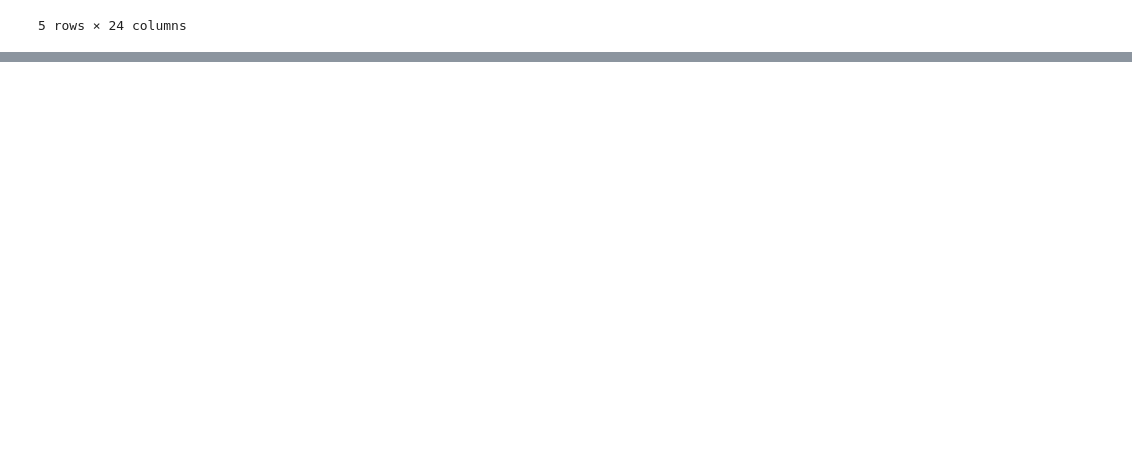
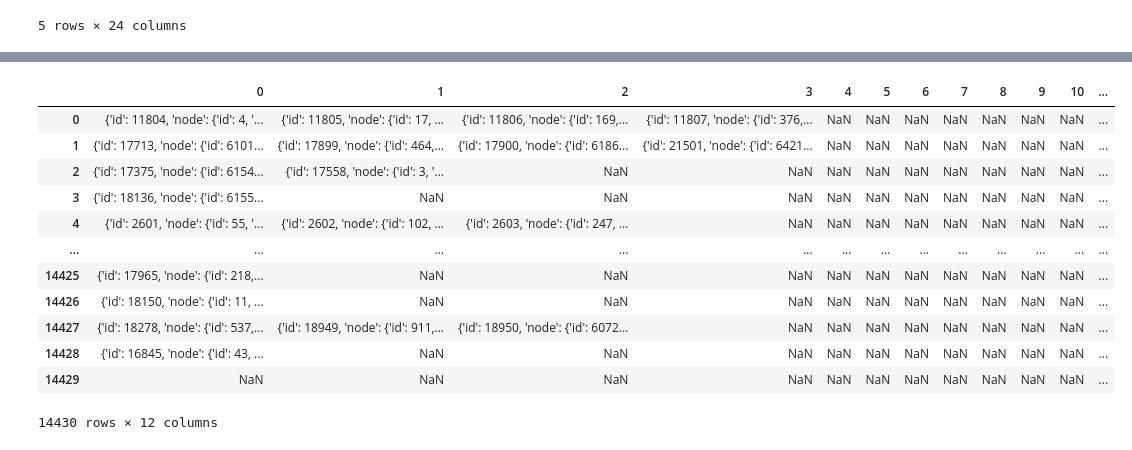
Before and after one commit to sn-ekstrand/content-based-anime-recommender, a Jupyter notebook: data_cleaning.ipynb, the cells around one changed output, grey strips where cells are left out. Saved outputs shown, nothing was run; the diff lists cells and outputs as text; code cells hidden in the pictures; blank space fills up the shorter version.

Commit message:
split up data into multiple dataframes based on category of content

```diff
--- a/data_cleaning.ipynb
+++ b/data_cleaning.ipynb
@@ -158,0 +182,3 @@ media_df.head()
+# %%
+studios_df = pd.DataFrame(media_df['studios'])
+studios_df.head()
@@ -158,0 +192,3 @@ media_df.head()
+# %%
+studios_df = studios_df['studios'].apply(pd.Series)
+studios_df
@@ -158,0 +209,17 @@ media_df.head()
+# %%
+studios_df = studios_df['edges'].apply(pd.Series)
+studios_df
+# %% [output]
+|  | 0 | 1 | 2 | 3 | 4 | 5 | 6 | 7 | 8 | 9 | 10 | ... |
+| 0 | {'id': 11804, 'node': {'id': 4, '... | {'id': 11805, 'node': {'id': 17, ... | {'id': 11806, 'node': {'id': 169,... | {'id': 11807, 'node': {'id': 376,... | NaN | NaN | NaN | NaN | NaN | NaN | NaN | ... |
+| 1 | {'id': 17713, 'node': {'id': 6101... | {'id': 17899, 'node': {'id': 464,... | {'id': 17900, 'node': {'id': 6186... | {'id': 21501, 'node': {'id': 6421... | NaN | NaN | NaN | NaN | NaN | NaN | NaN | ... |
+| 2 | {'id': 17375, 'node': {'id': 6154... | {'id': 17558, 'node': {'id': 3, '... | NaN | NaN | NaN | NaN | NaN | NaN | NaN | NaN | NaN | ... |
+| 3 | {'id': 18136, 'node': {'id': 6155... | NaN | NaN | NaN | NaN | NaN | NaN | NaN | NaN | NaN | NaN | ... |
+| 4 | {'id': 2601, 'node': {'id': 55, '... | {'id': 2602, 'node': {'id': 102, ... | {'id': 2603, 'node': {'id': 247, ... | NaN | NaN | NaN | NaN | NaN | NaN | NaN | NaN | ... |
+| ... | ... | ... | ... | ... | ... | ... | ... | ... | ... | ... | ... | ... |
+| 14425 | {'id': 17965, 'node': {'id': 218,... | NaN | NaN | NaN | NaN | NaN | NaN | NaN | NaN | NaN | NaN | ... |
+| 14426 | {'id': 18150, 'node': {'id': 11, ... | NaN | NaN | NaN | NaN | NaN | NaN | NaN | NaN | NaN | NaN | ... |
+| 14427 | {'id': 18278, 'node': {'id': 537,... | {'id': 18949, 'node': {'id': 911,... | {'id': 18950, 'node': {'id': 6072... | NaN | NaN | NaN | NaN | NaN | NaN | NaN | NaN | ... |
+| 14428 | {'id': 16845, 'node': {'id': 43, ... | NaN | NaN | NaN | NaN | NaN | NaN | NaN | NaN | NaN | NaN | ... |
+| 14429 | NaN | NaN | NaN | NaN | NaN | NaN | NaN | NaN | NaN | NaN | NaN | ... |
+14430 rows × 12 columns
```
Also changed, not shown: parts of 12 cells of this notebook.
